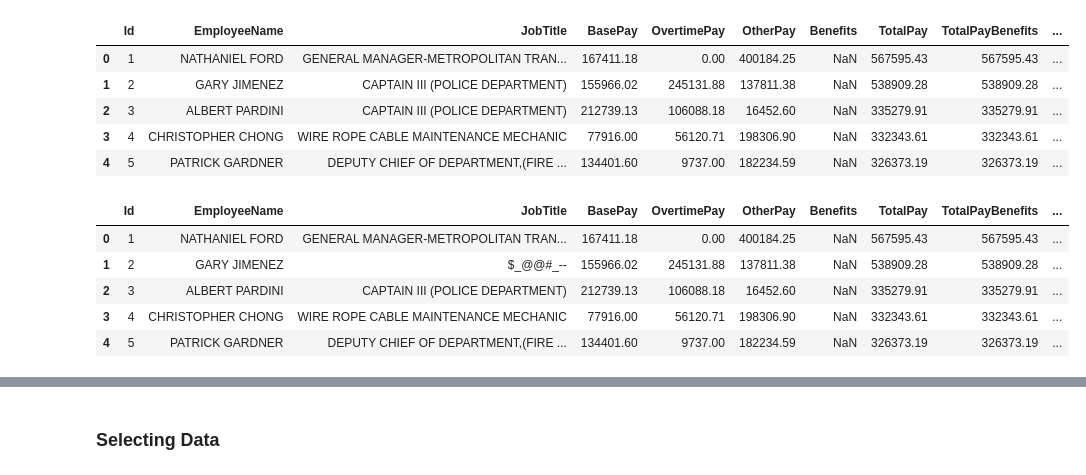
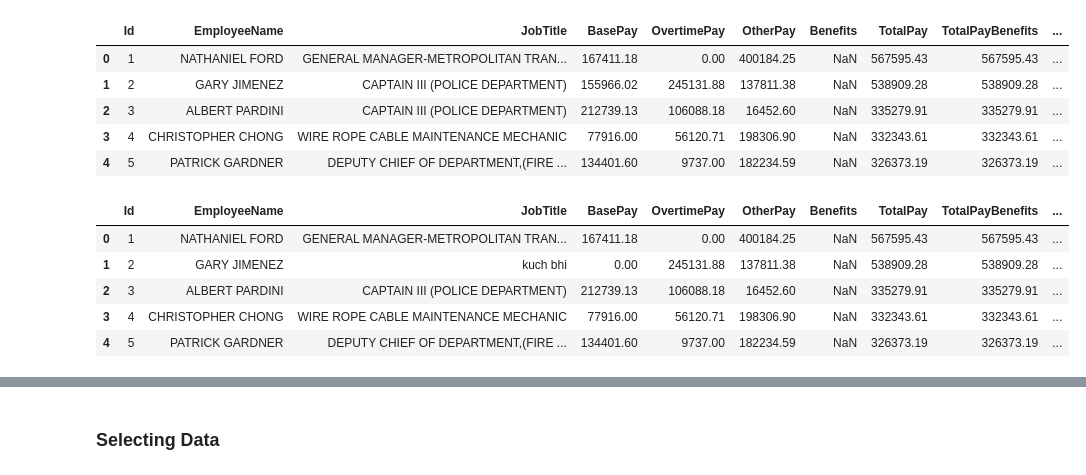
Before and after one commit to Abhinandan-Salagar/Python_Modules, a Jupyter notebook: Pandas/Operations.ipynb, the cells around one changed output, grey strips where cells are left out. Drawn from its saved outputs; the diff is of its cells as text; code cells hidden in the pictures.

```diff
--- a/Pandas/Operations.ipynb
+++ b/Pandas/Operations.ipynb
@@ -139,12 +158,12 @@ df1.head()
 | 3 | 4 | CHRISTOPHER CHONG | WIRE ROPE CABLE MAINTENANCE MECHANIC | 77916.00 | 56120.71 | 198306.90 | NaN | 332343.61 | 332343.61 | ... |
 | 4 | 5 | PATRICK GARDNER | DEPUTY CHIEF OF DEPARTMENT,(FIRE ... | 134401.60 | 9737.00 | 182234.59 | NaN | 326373.19 | 326373.19 | ... |
 # %%
-df1.loc[df1["EmployeeName"]=="GARY JIMENEZ","JobTitle"]="$_@@#_--"
+df1.loc[df1["EmployeeName"]=="GARY JIMENEZ" , ["JobTitle","BasePay"]]="kuch bhi",000000
 df1.head()
 # %% [output]
 |  | Id | EmployeeName | JobTitle | BasePay | OvertimePay | OtherPay | Benefits | TotalPay | TotalPayBenefits | ... |
 | 0 | 1 | NATHANIEL FORD | GENERAL MANAGER-METROPOLITAN TRAN... | 167411.18 | 0.00 | 400184.25 | NaN | 567595.43 | 567595.43 | ... |
-| 1 | 2 | GARY JIMENEZ | $_@@#_-- | 155966.02 | 245131.88 | 137811.38 | NaN | 538909.28 | 538909.28 | ... |
+| 1 | 2 | GARY JIMENEZ | kuch bhi | 0.00 | 245131.88 | 137811.38 | NaN | 538909.28 | 538909.28 | ... |
 | 2 | 3 | ALBERT PARDINI | CAPTAIN III (POLICE DEPARTMENT) | 212739.13 | 106088.18 | 16452.60 | NaN | 335279.91 | 335279.91 | ... |
 | 3 | 4 | CHRISTOPHER CHONG | WIRE ROPE CABLE MAINTENANCE MECHANIC | 77916.00 | 56120.71 | 198306.90 | NaN | 332343.61 | 332343.61 | ... |
 | 4 | 5 | PATRICK GARDNER | DEPUTY CHIEF OF DEPARTMENT,(FIRE ... | 134401.60 | 9737.00 | 182234.59 | NaN | 326373.19 | 326373.19 | ... |
```
Also changed, not shown: parts of 13 cells of this notebook, 33 other files.
